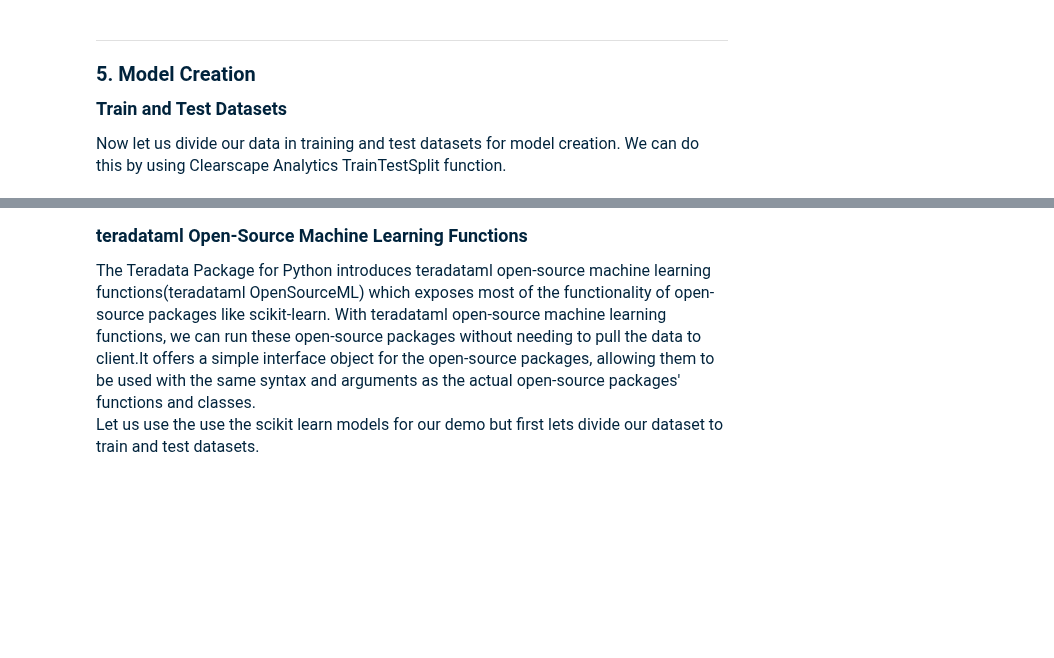
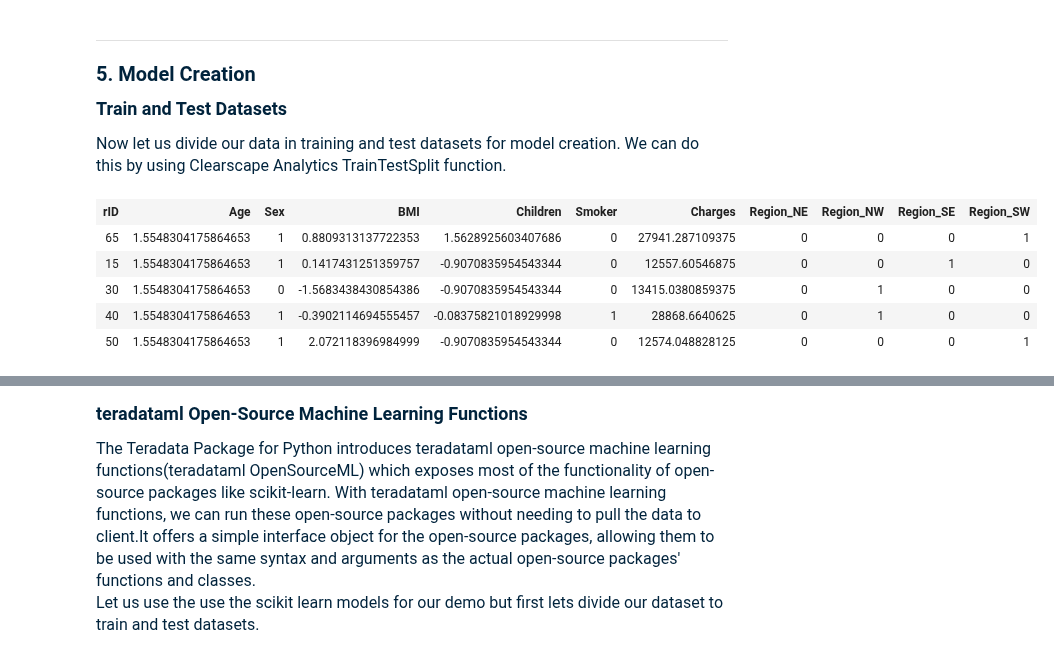
Before and after one commit to Teradata/jupyter-demos, a Jupyter notebook: UseCases/Dell_Innovation_Day/Health_Insurance_Costs_Python.ipynb, the cells around one changed output, grey strips where cells are left out. Saved outputs shown, nothing was run; the diff lists cells and outputs as text; code cells hidden in the pictures; blank space fills up the shorter version.

```diff
--- a/UseCases/Dell_Innovation_Day/Health_Insurance_Costs_Python.ipynb
+++ b/UseCases/Dell_Innovation_Day/Health_Insurance_Costs_Python.ipynb
@@ -533,3 +534,12 @@ X_train = df_train.drop(['Charges','rID'], axis = 1)
 y_train = df_train.select(["Charges"])
 X_test = df_test.drop(['Charges','rID'], axis = 1)
 y_test = df_test.select(["Charges"])
+# %%
+df_train
+# %% [output]
+| rID | Age | Sex | BMI | Children | Smoker | Charges | Region_NE | Region_NW | Region_SE | Region_SW |
+| 65 | 1.5548304175864653 | 1 | 0.8809313137722353 | 1.5628925603407686 | 0 | 27941.287109375 | 0 | 0 | 0 | 1 |
+| 15 | 1.5548304175864653 | 1 | 0.1417431251359757 | -0.9070835954543344 | 0 | 12557.60546875 | 0 | 0 | 1 | 0 |
+| 30 | 1.5548304175864653 | 0 | -1.5683438430854386 | -0.9070835954543344 | 0 | 13415.0380859375 | 0 | 1 | 0 | 0 |
+| 40 | 1.5548304175864653 | 1 | -0.3902114694555457 | -0.08375821018929998 | 1 | 28868.6640625 | 0 | 1 | 0 | 0 |
+| 50 | 1.5548304175864653 | 1 | 2.072118396984999 | -0.9070835954543344 | 0 | 12574.048828125 | 0 | 0 | 0 | 1 |
```
Also changed, not shown: parts of 20 cells of this notebook.
